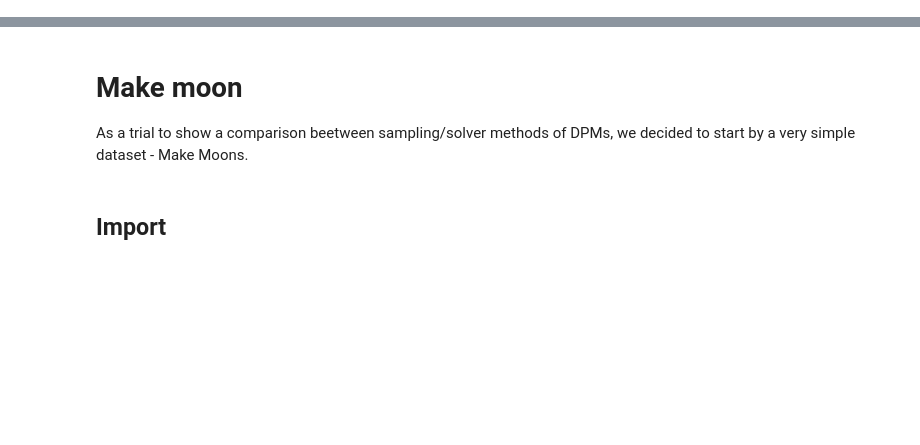
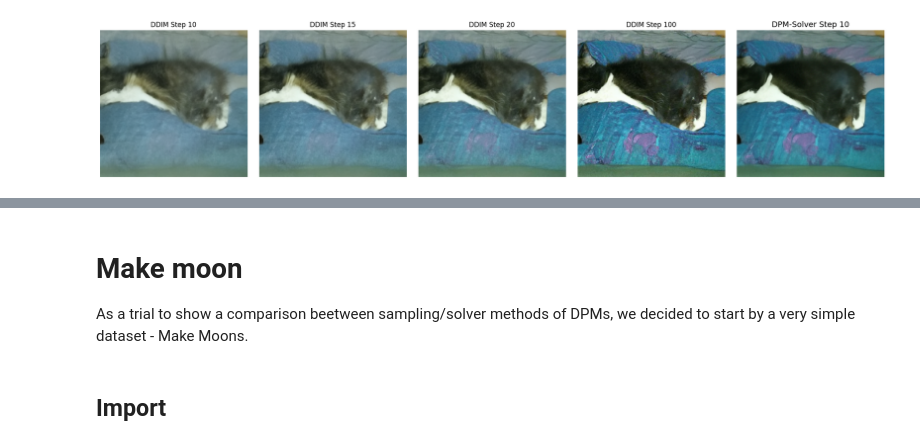
Before and after one commit to AlejandroUN/Diffusion-Probabilistic-Models-Solver, a Jupyter notebook: makemoons.ipynb, the cells around one changed output, grey strips where cells are left out. Drawn from its saved outputs; the diff is of its cells as text; code cells hidden in the pictures; blank space fills up the shorter version.

Commit message:
1. Comparisons of images: DDIM vs DPMSolver 2. FID comparisons

```diff
--- a/makemoons.ipynb
+++ b/makemoons.ipynb
@@ -0,0 +18,89 @@
+# %%
+import torch
+import os
+import matplotlib.pyplot as plt
+from diffusers import DDPMPipeline, DDIMScheduler, DPMSolverMultistepScheduler
+import tqdm
+
+def generate_images_with_scheduler(model, scheduler, num_steps, initial_noise, steps_to_plot):
+    scheduler.set_timesteps(num_inference_steps=num_steps)
+    sample = initial_noise.clone()
+    images = []
+
+    for i, t in enumerate(tqdm.tqdm(scheduler.timesteps)):
+        with torch.no_grad():
+            residual = model(sample, t).sample
+        sample = scheduler.step(residual, t, sample).prev_sample
+
+        if (i + 1) in steps_to_plot:  # Store images for specific iterations
+            images.append((i + 1, sample.cpu().permute(0, 2, 3, 1).squeeze().numpy()))
+
+    return images
+
+# Set seed for reproducibility
+torch.manual_seed(2)
+
+# List of dataset repositories
+datasets = ["google/ddpm-cat-256", "google/ddpm-celebahq-256", "google/ddpm-cifar10-32"]
+
+for repo_id in datasets:
+    # Load pre-trained model
+    pipe = DDPMPipeline.from_pretrained(repo_id)
+
+    # Initialize schedulers
+    ddim_scheduler = DDIMScheduler.from_config(pipe.scheduler.config)
+    dpm_solver_scheduler_3 = DPMSolverMultistepScheduler.from_config(pipe.scheduler.config, algorithm_type="dpmsolver", final_sigmas_type="sigma_min", solver_order=3)
+
+    # Number of steps for evaluation
+    num_steps_10 = 10
+    num_steps_15 = 15
+    num_steps_20 = 20
+    num_steps_100 = 100
+
+    model = pipe.unet
+    # Generate initial noise
+    initial_noise = torch.randn(1, model.config.in_channels, model.config.sample_size, model.config.sample_size)
+
+    # Generate images for each scheduler
+    dpm_solver_images_3 = generate_images_with_scheduler(model, dpm_solver_scheduler_3, num_steps=num_steps_10, initial_noise=initial_noise, steps_to_plot=[num_steps_10])
+    ddim_images_10 = generate_images_with_scheduler(model, ddim_scheduler, num_steps=num_steps_10, initial_noise=initial_noise, steps_to_plot=[num_steps_10])
+    ddim_images_15 = generate_images_with_scheduler(model, ddim_scheduler, num_steps=num_steps_15, initial_noise=initial_noise, steps_to_plot=[num_steps_15])
+    ddim_images_20 = generate_images_with_scheduler(model, ddim_scheduler, num_steps=num_steps_20, initial_noise=initial_noise, steps_to_plot=[num_steps_20])
+    ddim_images_100 = generate_images_with_scheduler(model, ddim_scheduler, num_steps=num_steps_100, initial_noise=initial_noise, steps_to_plot=[num_steps_100])
+
+    # Extract the images for plotting
+    dpm_solver_img_10 = [img for idx, img in dpm_solver_images_3 if idx == num_steps_10][0]
+    ddim_img_10 = [img for idx, img in ddim_images_10 if idx == num_steps_10][0]
+    ddim_img_15 = [img for idx, img in ddim_images_15 if idx == num_steps_15][0]
+    ddim_img_20 = [img for idx, img in ddim_images_20 if idx == num_steps_20][0]
+    ddim_img_100 = [img for idx, img in ddim_images_100 if idx == num_steps_100][0]
+
+    # Plotting the results
+    fig, ax = plt.subplots(1, 5, figsize=(20, 4))
+
+    ax[0].imshow((ddim_img_10 + 1.0) * 127.5 / 255)
+    ax[0].axis('off')
+    ax[0].set_title(f"DDIM Step 10", fontsize=12)
+
+    ax[1].imshow((ddim_img_15 + 1.0) * 127.5 / 255)
+    ax[1].axis('off')
+    ax[1].set_title(f"DDIM Step 15", fontsize=12)
+
+    ax[2].imshow((ddim_img_20 + 1.0) * 127.5 / 255)
+    ax[2].axis('off')
+    ax[2].set_title(f"DDIM Step 20", fontsize=12)
+
+    ax[3].imshow((ddim_img_100 + 1.0) * 127.5 / 255)
+    ax[3].axis('off')
+    ax[3].set_title(f"DDIM Step 100", fontsize=12)
+
+    ax[4].imshow((dpm_solver_img_10 + 1.0) * 127.5 / 255)
+    ax[4].axis('off')
+    ax[4].set_title(f"DPM-Solver Step 10", fontsize=14)  # Emphasized title
+
+    plt.tight_layout()
+    # Save the plot as an image file with a unique name per dataset
+    plot_filename = f'comparison_plot_{repo_id.split("/")[-1]}.png'
+    plt.savefig(plot_filename, dpi=300, bbox_inches='tight')
+    plt.show()
+# %% [output]
@@ -0,0 +108 @@
+[figure, added]
```
Also changed, not shown: parts of 5 cells of this notebook.
